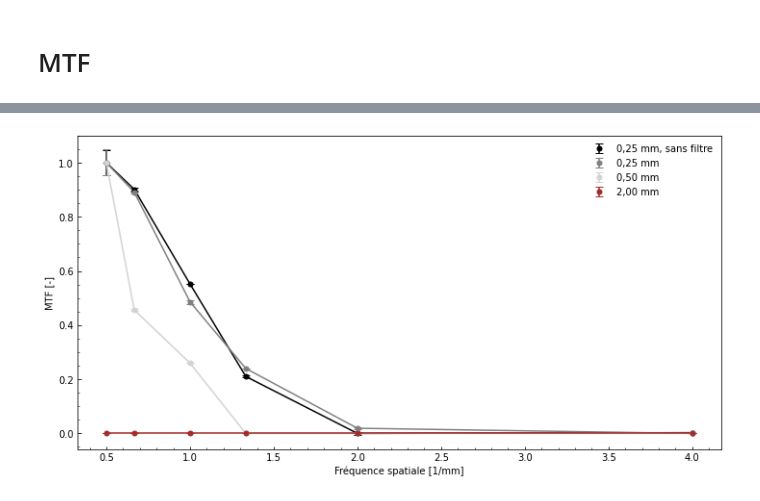
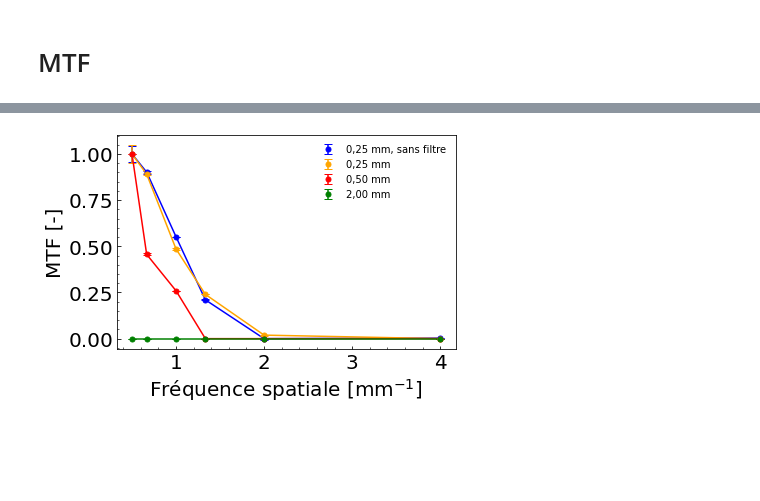
Before and after one commit to felixantoine1/labV_projet, a Jupyter notebook: analyse_partie4.ipynb, the cells around one changed output, grey strips where cells are left out. Cells and saved outputs as stored; diff of their text form; code cells hidden in the pictures; blank space fills up the shorter version.

```diff
--- a/analyse_partie4.ipynb
+++ b/analyse_partie4.ipynb
@@ -583,22 +580,20 @@ mpl.show()
 # %%
+mpl.errorbar(x_scale, mtfs_partie4_3d_320_025_nofilter_y , std_mtfs_partie4_3d_320_025_nofilter_y, color="blue", fmt='o', capsize=4, markersize=5, linestyle='', label='0,25 mm, sans filtre')
+mpl.plot(x_scale,mtfs_partie4_3d_320_025_nofilter_y  ,color="blue")
+mpl.errorbar(x_scale, mtfs_partie4_3d_320_025_y, yerr=std_mtfs_partie4_3d_320_025_y, color="orange", fmt='o', capsize=4, markersize=5, linestyle='', label='0,25 mm')
+mpl.plot(x_scale, mtfs_partie4_3d_320_025_y,color="orange")
+mpl.errorbar(x_scale, mtfs_partie4_3d_320_050_y, yerr=std_mtfs_partie4_3d_320_050_y, color="red", fmt='o', capsize=4, markersize=5, linestyle='', label='0,50 mm')
+mpl.plot(x_scale, mtfs_partie4_3d_320_050_y, color="red")
+mpl.errorbar(x_scale, [0,0,0,0,0,0], yerr=[0,0,0,0,0,0], color="green", fmt='o', capsize=4, markersize=5, linestyle='', label='2,00 mm')
+mpl.plot(x_scale,[0,0,0,0,0,0] ,color="green")
 
-
-mpl.figure(figsize=(12,6))
-mpl.errorbar(x_scale, mtfs_partie4_3d_320_025_nofilter_y , std_mtfs_partie4_3d_320_025_nofilter_y, color="k", fmt='o', capsize=4, markersize=5, linestyle='', label='0,25 mm, sans filtre')
-mpl.plot(x_scale,mtfs_partie4_3d_320_025_nofilter_y  ,color="k")
-mpl.errorbar(x_scale, mtfs_partie4_3d_320_025_y, yerr=std_mtfs_partie4_3d_320_025_y, color="grey", fmt='o', capsize=4, markersize=5, linestyle='', label='0,25 mm')
-mpl.plot(x_scale, mtfs_partie4_3d_320_025_y,color="grey")
-mpl.errorbar(x_scale, mtfs_partie4_3d_320_050_y, yerr=std_mtfs_partie4_3d_320_050_y, color="lightgrey", fmt='o', capsize=4, markersize=5, linestyle='', label='0,50 mm')
-mpl.plot(x_scale, mtfs_partie4_3d_320_050_y, color="lightgrey")
-mpl.errorbar(x_scale, [0,0,0,0,0,0], yerr=[0,0,0,0,0,0], color="brown", fmt='o', capsize=4, markersize=5, linestyle='', label='2,00 mm')
-mpl.plot(x_scale,[0,0,0,0,0,0] ,color="brown")
-
-mpl.ylabel("MTF [-]")
-mpl.xlabel("Fréquence spatiale [1/mm]")
+mpl.ylabel("MTF [-]", fontsize=20)
+mpl.xlabel("Fréquence spatiale [mm$^{-1}$]", fontsize=20)
 mpl.legend(frameon=False)
-mpl.tick_params(axis='both', which='both', direction='in')
+mpl.tick_params(axis='both', which='both', direction='in', labelsize=20)
 mpl.minorticks_on()
+mpl.tight_layout()
 
 mpl.show()
 # %% [output]
-[figure, old version]
+[figure, new version]
```
Also changed, not shown: parts of 3 cells of this notebook, 2 other files.
